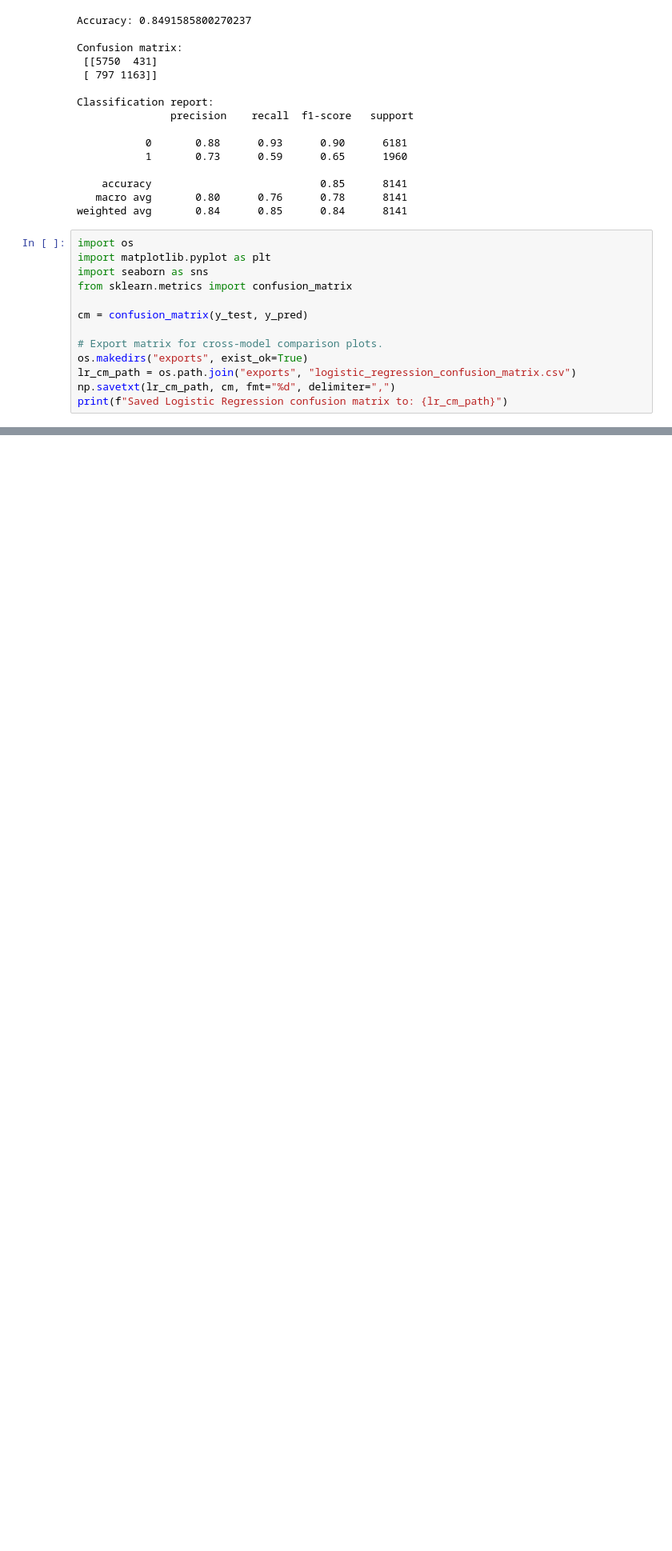
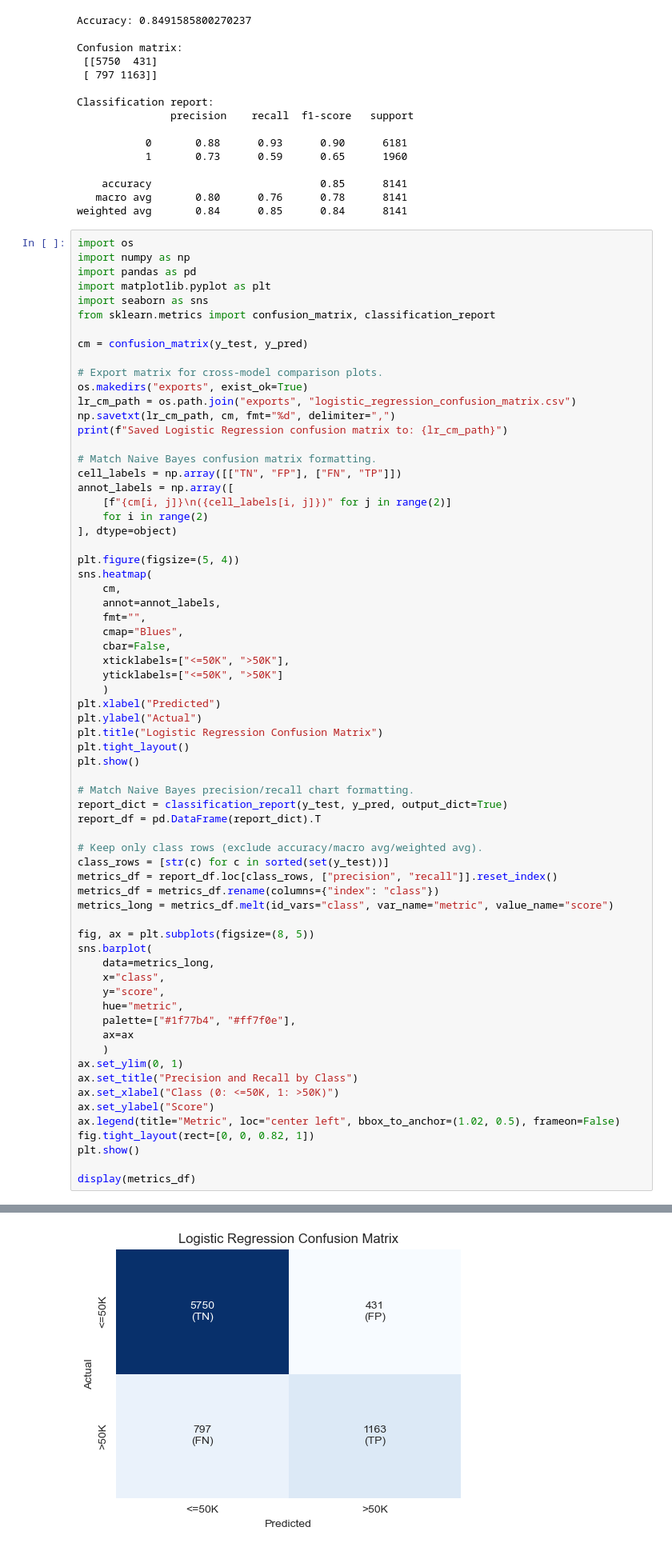
Before and after one commit to Hlpred2/MATH_3180_Project_1, a Jupyter notebook: Logistic_Regression.ipynb, the cells around one changed output, grey strips where cells are left out. Shown at 80% size. Saved outputs shown, nothing was run; the diff lists cells and outputs as text; blank space fills up the shorter version.

```diff
--- a/Logistic_Regression.ipynb
+++ b/Logistic_Regression.ipynb
@@ -260,16 +260,71 @@ Classification report:
 weighted avg       0.84      0.85      0.84      8141
 # %%
 import os
+import numpy as np
+import pandas as pd
 import matplotlib.pyplot as plt
 import seaborn as sns
-from sklearn.metrics import confusion_matrix
+from sklearn.metrics import confusion_matrix, classification_report
 
 cm = confusion_matrix(y_test, y_pred)
 
 # Export matrix for cross-model comparison plots.
 os.makedirs("exports", exist_ok=True)
 lr_cm_path = os.path.join("exports", "logistic_regression_confusion_matrix.csv")
 np.savetxt(lr_cm_path, cm, fmt="%d", delimiter=",")
 print(f"Saved Logistic Regression confusion matrix to: {lr_cm_path}")
+
+# Match Naive Bayes confusion matrix formatting.
+cell_labels = np.array([["TN", "FP"], ["FN", "TP"]])
+annot_labels = np.array([
+    [f"{cm[i, j]}\n({cell_labels[i, j]})" for j in range(2)]
+    for i in range(2)
+], dtype=object)
+
+plt.figure(figsize=(5, 4))
+sns.heatmap(
+    cm,
+    annot=annot_labels,
+    fmt="",
+    cmap="Blues",
+    cbar=False,
+    xticklabels=["<=50K", ">50K"],
+    yticklabels=["<=50K", ">50K"]
+    )
+plt.xlabel("Predicted")
+plt.ylabel("Actual")
+plt.title("Logistic Regression Confusion Matrix")
+plt.tight_layout()
+plt.show()
+
+# Match Naive Bayes precision/recall chart formatting.
+report_dict = classification_report(y_test, y_pred, output_dict=True)
+report_df = pd.DataFrame(report_dict).T
+
+# Keep only class rows (exclude accuracy/macro avg/weighted avg).
+class_rows = [str(c) for c in sorted(set(y_test))]
+metrics_df = report_df.loc[class_rows, ["precision", "recall"]].reset_index()
+metrics_df = metrics_df.rename(columns={"index": "class"})
+metrics_long = metrics_df.melt(id_vars="class", var_name="metric", value_name="score")
+
+fig, ax = plt.subplots(figsize=(8, 5))
+sns.barplot(
+    data=metrics_long,
+    x="class",
+    y="score",
+    hue="metric",
+    palette=["#1f77b4", "#ff7f0e"],
+    ax=ax
+    )
+ax.set_ylim(0, 1)
+ax.set_title("Precision and Recall by Class")
+ax.set_xlabel("Class (0: <=50K, 1: >50K)")
+ax.set_ylabel("Score")
+ax.legend(title="Metric", loc="center left", bbox_to_anchor=(1.02, 0.5), frameon=False)
+fig.tight_layout(rect=[0, 0, 0.82, 1])
+plt.show()
+
+display(metrics_df)
 # %% [output]
 Saved Logistic Regression confusion matrix to: exports\logistic_regression_confusion_matrix.csv
+[figure, added]
```
Also changed, not shown: parts of 4 cells of this notebook, 6 other files.
